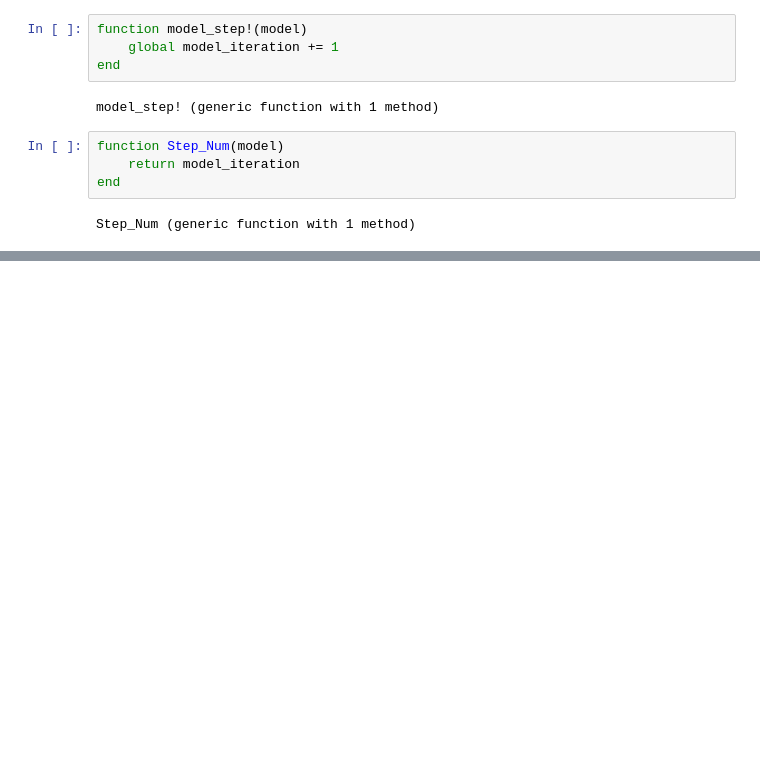
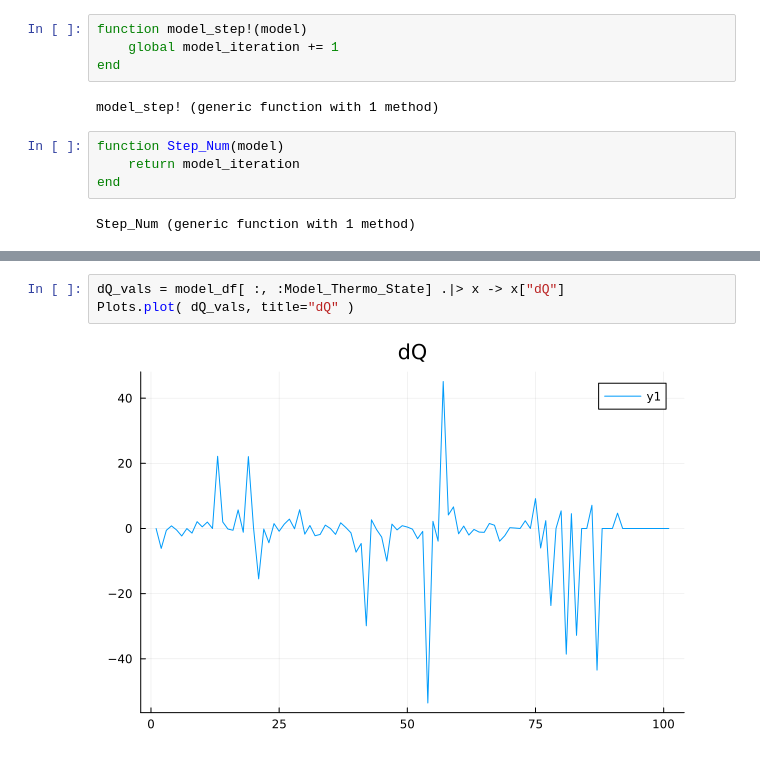
Before and after one commit to mantzaris/FlockingHeat, a Jupyter notebook: nb1.ipynb, the cells around one changed output, grey strips where cells are left out. Saved outputs shown, nothing was run; the diff lists cells and outputs as text; blank space fills up the shorter version.

```diff
--- a/nb1.ipynb
+++ b/nb1.ipynb
@@ -293 +321,6 @@ Plots.plot( T_vals, title="Temperatures" )
+# %%
+dQ_vals = model_df[ :, :Model_Thermo_State] .|> x -> x["dQ"]
+Plots.plot( dQ_vals, title="dQ" )
+# %% [output]
+[figure, added]
 # %%
```
Also changed, not shown: parts of 22 cells of this notebook.
